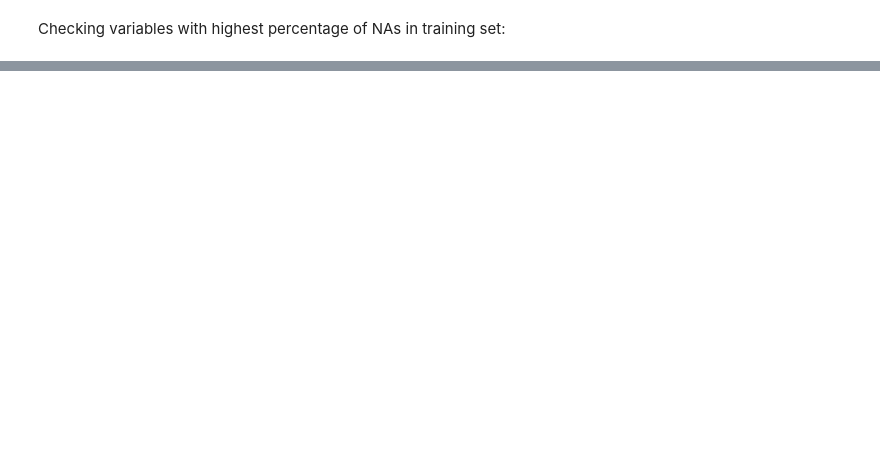
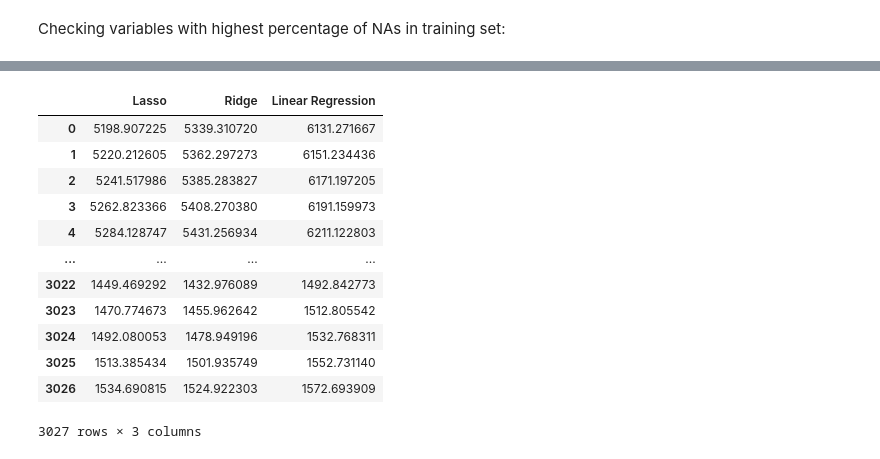
Before and after one commit to rceid/ML_Covid, a Jupyter notebook: scripts/model_fitting.ipynb, the cells around one changed output, grey strips where cells are left out. Drawn from its saved outputs; the diff is of its cells as text; code cells hidden in the pictures; blank space fills up the shorter version.

```diff
--- a/scripts/model_fitting.ipynb
+++ b/scripts/model_fitting.ipynb
@@ -5,0 +8,15 @@ import pandas as pd
+# %%
+filepath = '../data/covid_df_protocol_3.pkl'
+df = pd.read_pickle(filepath)
+'''
+X_vars_to_hot_code = ['Country', 'C1_School closing', 'C2_Workplace closing',
+       'C3_Cancel public events', 'C4_Restrictions on gatherings',
+       'C5_Close public transport', 'C6_Stay at home requirements',
+       'C7_Restrictions on internal movement',
+       'C8_International travel controls', 'E1_Income support',
+       'E2_Debt/contract relief', 'H1_Public information campaigns',
+       'H2_Testing policy', 'H3_Contact tracing']
+
+for var in X_vars_to_hot_code:
+    df[var] = df[var].astype('category')
+'''
@@ -6,16 +49,18 @@ import pandas as pd
 # %%
-filepath = '../data/covid_df_protocol_3.pkl'
+#filepath = '../data/covid_df_protocol_3.pkl'
 weeks_for_cv = [0,1,2,3,4,5,6]
-df = pd.read_pickle(filepath)
+#df = pd.read_pickle(filepath)
 n_weeks_prediction = 2
 results = {}
+df_predictions = pd.DataFrame()
 for i in weeks_for_cv:
     shorter_df = pipeline.cut_df_on_weeks(df, i)
     df_train, df_test = pipeline.split_and_scale_on_last_weeks(shorter_df, n_weeks_prediction)
-    df_train = df_train.dropna()
-    df_test = df_test.dropna()
+    pipeline.sanity_check(df_train, df_test)
+    #df_train = df_train.dropna()
+    #df_test = df_test.dropna()
     X_train, y_train = pipeline.divide_target_and_features(df_train, 'Confirmed Cases')
     X_test, y_test = pipeline.divide_target_and_features(df_test, 'Confirmed Cases')
-    dct = pipeline.train_and_evaluate(X_train, y_train, X_test, y_test)
-    results['Cutting weeks: ' +str(i)] = dct
+    dct, df_predictions = pipeline.train_and_evaluate(X_train, y_train, X_test, y_test, i, df_predictions)
+    results['Until week: ' +str(i)] = dct
 # %% [output]
@@ -155,0 +212,16 @@ for i in results:
+# %%
+df_predictions
+# %% [output]
+|  | Lasso | Ridge | Linear Regression |
+| 0 | 5198.907225 | 5339.310720 | 6131.271667 |
+| 1 | 5220.212605 | 5362.297273 | 6151.234436 |
+| 2 | 5241.517986 | 5385.283827 | 6171.197205 |
+| 3 | 5262.823366 | 5408.270380 | 6191.159973 |
+| 4 | 5284.128747 | 5431.256934 | 6211.122803 |
+| ... | ... | ... | ... |
+| 3022 | 1449.469292 | 1432.976089 | 1492.842773 |
+| 3023 | 1470.774673 | 1455.962642 | 1512.805542 |
+| 3024 | 1492.080053 | 1478.949196 | 1532.768311 |
+| 3025 | 1513.385434 | 1501.935749 | 1552.731140 |
+| 3026 | 1534.690815 | 1524.922303 | 1572.693909 |
+3027 rows × 3 columns
```
Also changed, not shown: parts of 8 cells of this notebook.
